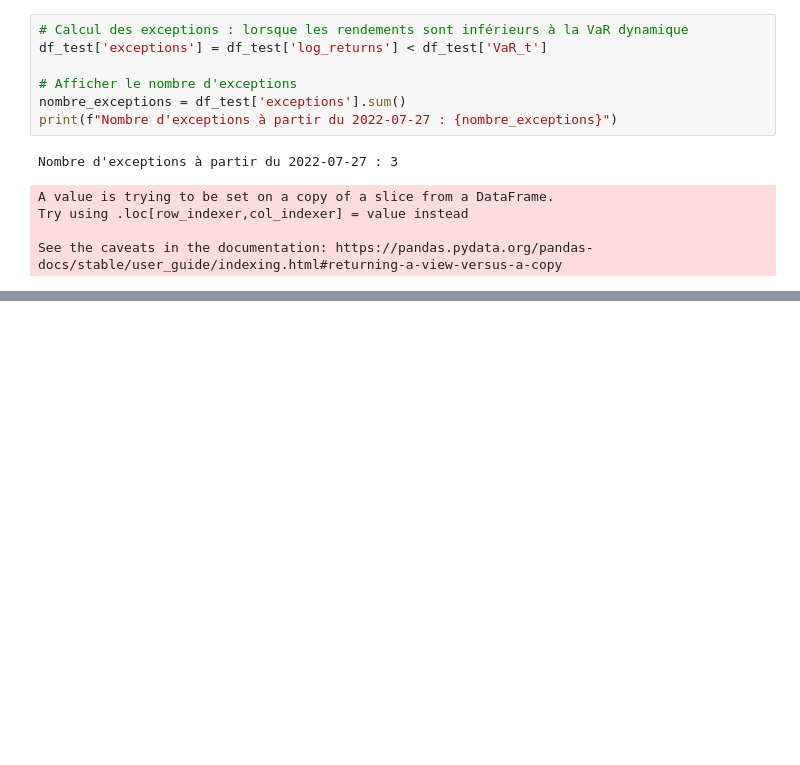
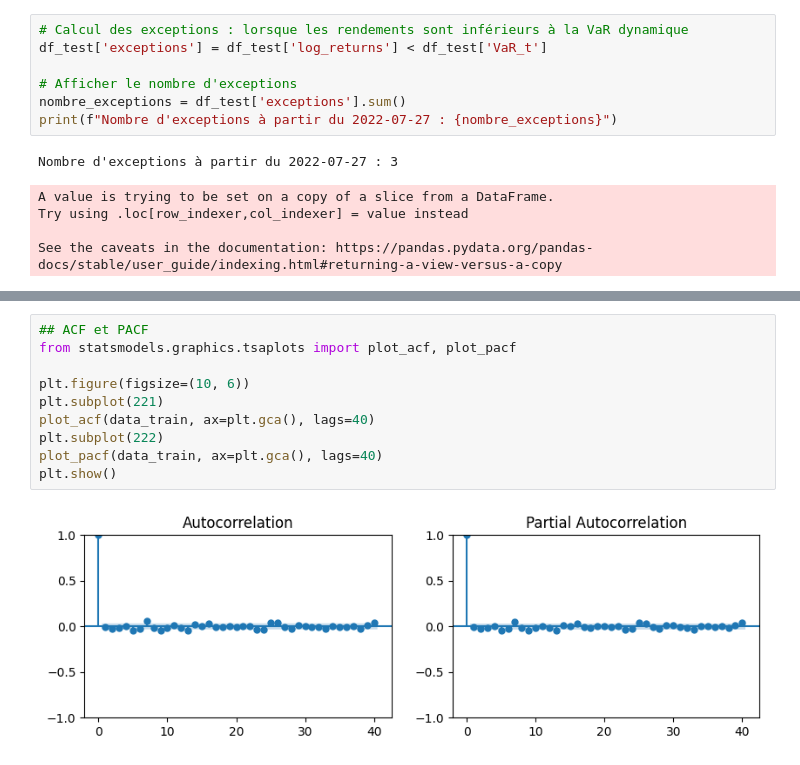
Before and after one commit to mathis-blln/projet_SRE, a Jupyter notebook: TP_SRE.ipynb, the cells around one changed output, grey strips where cells are left out. Saved outputs shown, nothing was run; the diff lists cells and outputs as text; blank space fills up the shorter version.

```diff
--- a/TP_SRE.ipynb
+++ b/TP_SRE.ipynb
@@ -2533,0 +2571,12 @@ See the caveats in the documentation: https://pandas.pydata.org/pandas-docs/stab
+# %%
+## ACF et PACF
+from statsmodels.graphics.tsaplots import plot_acf, plot_pacf
+
+plt.figure(figsize=(10, 6))
+plt.subplot(221)
+plot_acf(data_train, ax=plt.gca(), lags=40)
+plt.subplot(222)
+plot_pacf(data_train, ax=plt.gca(), lags=40)
+plt.show()
+# %% [output]
+[figure, added]
```
Also changed, not shown: parts of 74 cells of this notebook.
